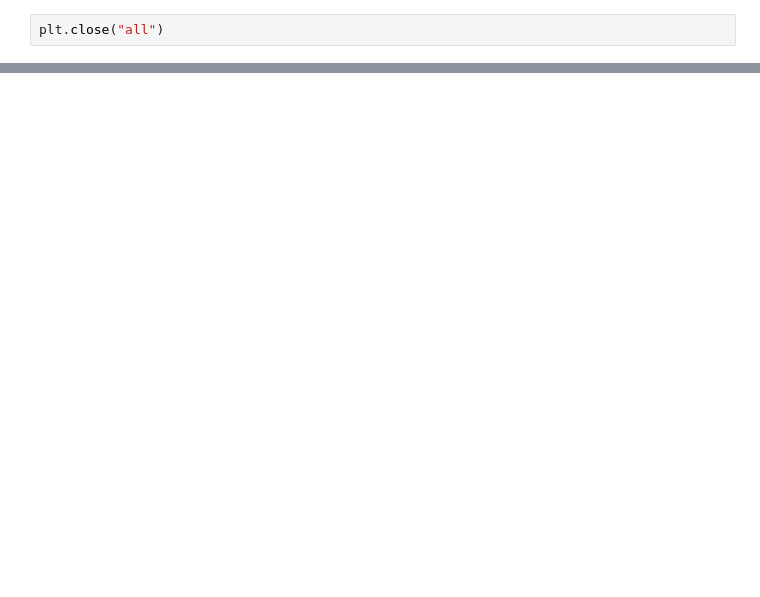
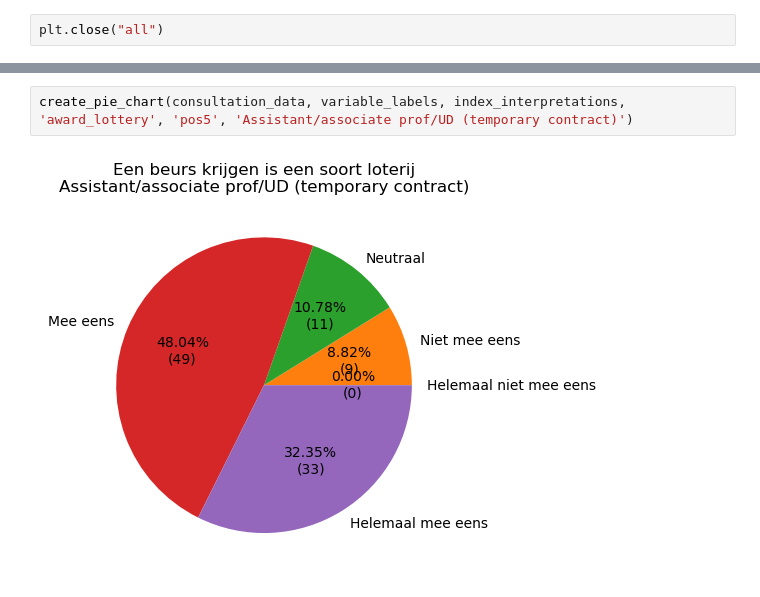
Before and after one commit to DeJongeAkademie/FundingConsultation2022, a Jupyter notebook: python/visualizations/Distribution visualization charts.ipynb, the cells around one changed output, grey strips where cells are left out. Drawn from its saved outputs; the diff is of its cells as text; blank space fills up the shorter version.

```diff
--- a/python/visualizations/Distribution visualization charts.ipynb
+++ b/python/visualizations/Distribution visualization charts.ipynb
@@ -164,0 +209,4 @@ plt.close("all")
+# %%
+create_pie_chart(consultation_data, variable_labels, index_interpretations, 'award_lottery', 'pos5', 'Assistant/associate prof/UD (temporary contract)')
+# %% [output]
+[figure, added]
```
Also changed, not shown: parts of 26 cells of this notebook.
